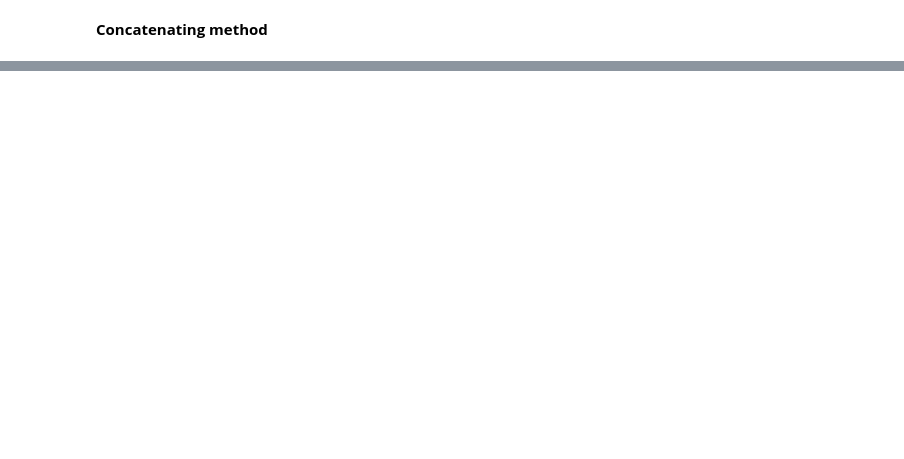
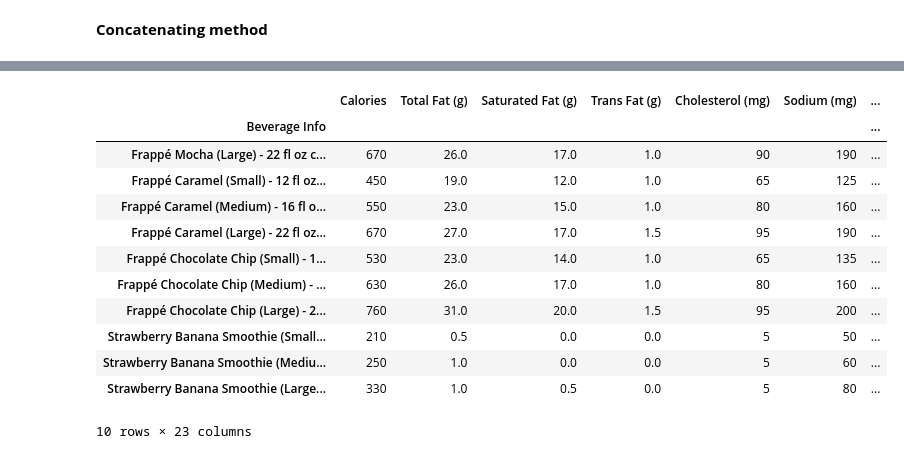
Before and after one commit to cmonjarr/AMB_Project_SP25, a Jupyter notebook: Nutrition Project/Nutrition_2025.ipynb, the cells around one changed output, grey strips where cells are left out. Drawn from its saved outputs; the diff is of its cells as text; code cells hidden in the pictures; blank space fills up the shorter version.

```diff
--- a/Nutrition Project/Nutrition_2025.ipynb
+++ b/Nutrition Project/Nutrition_2025.ipynb
@@ -1403,0 +1465,16 @@ combined_b = pd.concat([sbux, mcd], axis=0)
+# %%
+combined.tail(10)
+# %% [output]
+|  | Calories | Total Fat (g) | Saturated Fat (g) | Trans Fat (g) | Cholesterol (mg) | Sodium (mg) | ... |
+| Beverage Info |  |  |  |  |  |  | ... |
+| Frappé Mocha (Large) - 22 fl oz c... | 670 | 26.0 | 17.0 | 1.0 | 90 | 190 | ... |
+| Frappé Caramel (Small) - 12 fl oz... | 450 | 19.0 | 12.0 | 1.0 | 65 | 125 | ... |
+| Frappé Caramel (Medium) - 16 fl o... | 550 | 23.0 | 15.0 | 1.0 | 80 | 160 | ... |
+| Frappé Caramel (Large) - 22 fl oz... | 670 | 27.0 | 17.0 | 1.5 | 95 | 190 | ... |
+| Frappé Chocolate Chip (Small) - 1... | 530 | 23.0 | 14.0 | 1.0 | 65 | 135 | ... |
+| Frappé Chocolate Chip (Medium) - ... | 630 | 26.0 | 17.0 | 1.0 | 80 | 160 | ... |
+| Frappé Chocolate Chip (Large) - 2... | 760 | 31.0 | 20.0 | 1.5 | 95 | 200 | ... |
+| Strawberry Banana Smoothie (Small... | 210 | 0.5 | 0.0 | 0.0 | 5 | 50 | ... |
+| Strawberry Banana Smoothie (Mediu... | 250 | 1.0 | 0.0 | 0.0 | 5 | 60 | ... |
+| Strawberry Banana Smoothie (Large... | 330 | 1.0 | 0.5 | 0.0 | 5 | 80 | ... |
+10 rows × 23 columns
```
Also changed, not shown: parts of 32 cells of this notebook.
